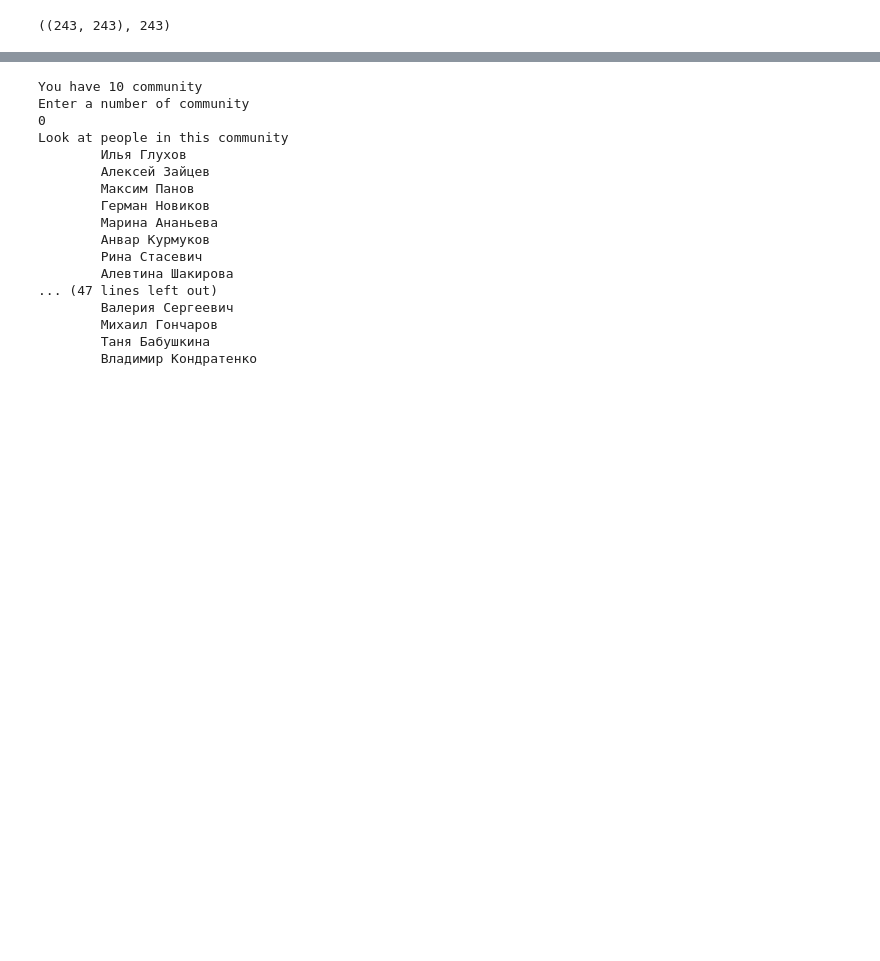
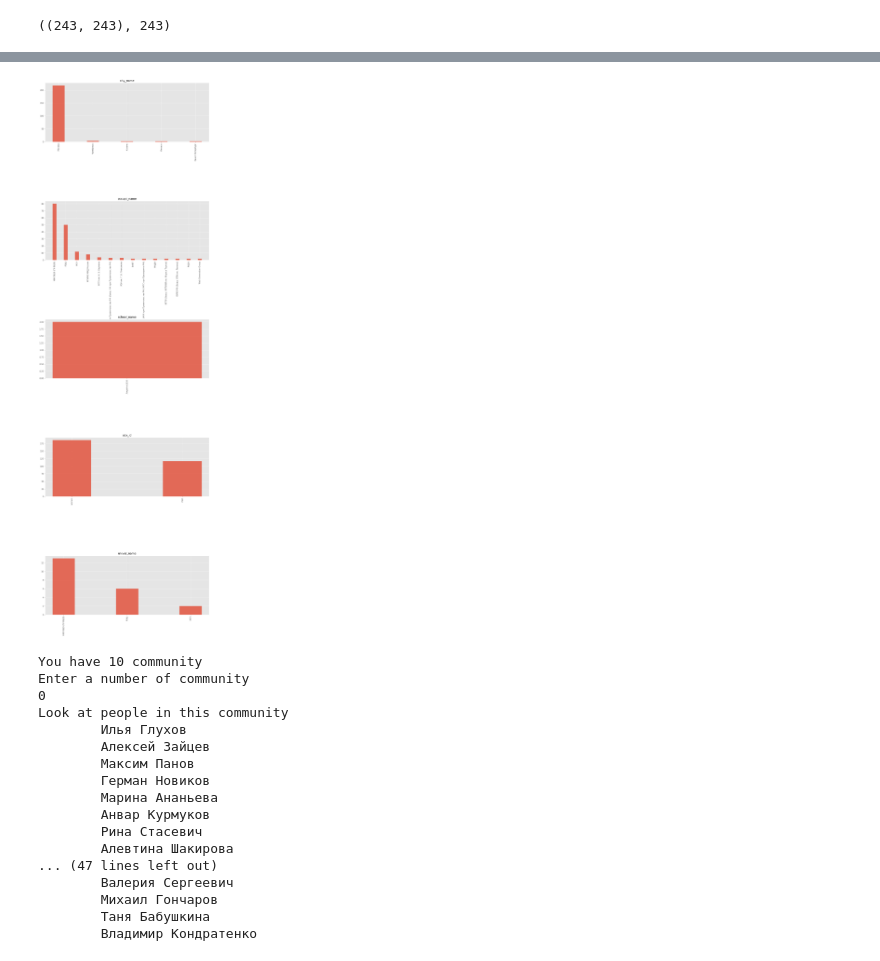
Before and after one commit to Tismoney/vk-graph, a Jupyter notebook: vk_api.ipynb, the cells around one changed output, grey strips where cells are left out. Saved outputs shown, nothing was run; the diff lists cells and outputs as text; code cells hidden in the pictures; blank space fills up the shorter version.

```diff
--- a/vk_api.ipynb
+++ b/vk_api.ipynb
@@ -330,3 +343,7 @@ make_hist(df_info, df_comm, comm_id, friends_list)
+# %%
+make_bar(df_info, df_comm, comm_id, friends_list)
+# %% [output]
+[figure, added]
 # %%
 def look_people():
     print('You have {} community'.format(df_info['comm_id'].dropna().unique().max() + 1))
```
Also changed, not shown: parts of 6 cells of this notebook.
